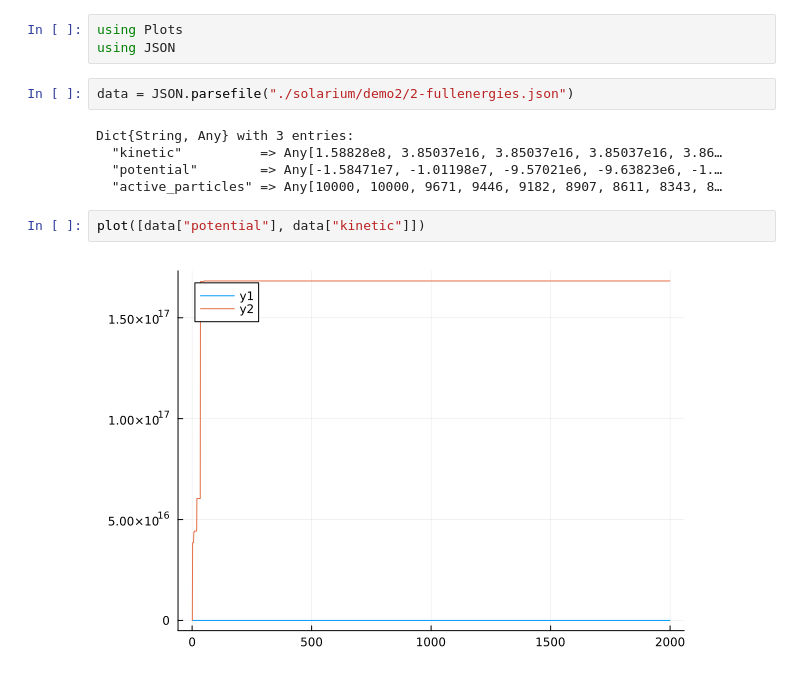
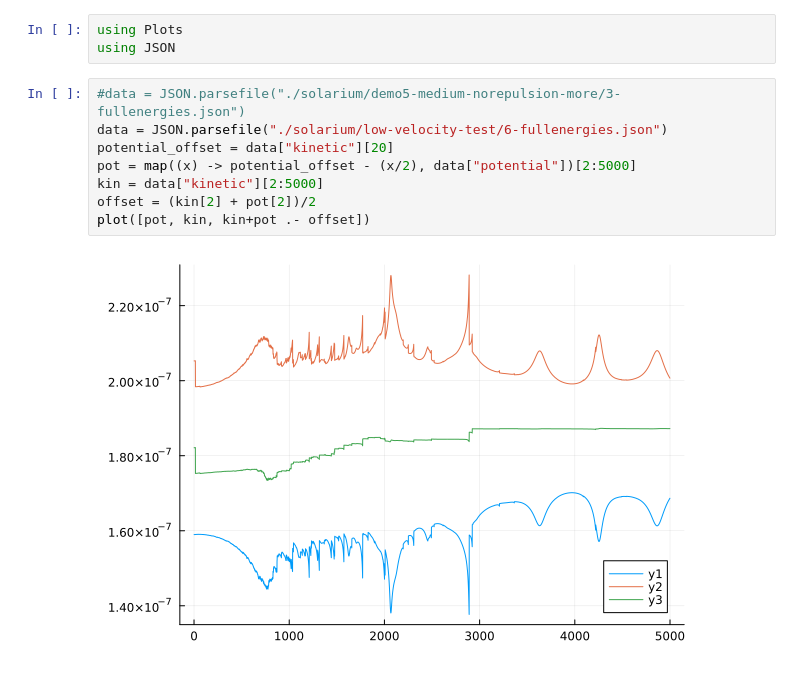
Before and after one commit to danya02/study_2023-2024_mathmod, a Jupyter notebook: project-group/stage4/work/vis-chart.ipynb, the cells around one changed output. Cells and saved outputs as stored; diff of their text form.

```diff
--- a/project-group/stage4/work/vis-chart.ipynb
+++ b/project-group/stage4/work/vis-chart.ipynb
@@ -1,14 +1,13 @@
 # %%
 using Plots
 using JSON
-# %%
-data = JSON.parsefile("./solarium/demo2/2-fullenergies.json")
-# %% [output]
-Dict{String, Any} with 3 entries:
-  "kinetic"          => Any[1.58828e8, 3.85037e16, 3.85037e16, 3.85037e16, 3.86…
-  "potential"        => Any[-1.58471e7, -1.01198e7, -9.57021e6, -9.63823e6, -1.…
-  "active_particles" => Any[10000, 10000, 9671, 9446, 9182, 8907, 8611, 8343, 8…
 # %%
-plot([data["potential"], data["kinetic"]])
+#data = JSON.parsefile("./solarium/demo5-medium-norepulsion-more/3-fullenergies.json")
+data = JSON.parsefile("./solarium/low-velocity-test/6-fullenergies.json")
+potential_offset = data["kinetic"][20]
+pot = map((x) -> potential_offset - (x/2), data["potential"])[2:5000]
+kin = data["kinetic"][2:5000]
+offset = (kin[2] + pot[2])/2
+plot([pot, kin, kin+pot .- offset])
 # %% [output]
-[figure, old version]
+[figure, new version]
```
Also changed, not shown: parts of 3 cells of this notebook, 19 other files.
